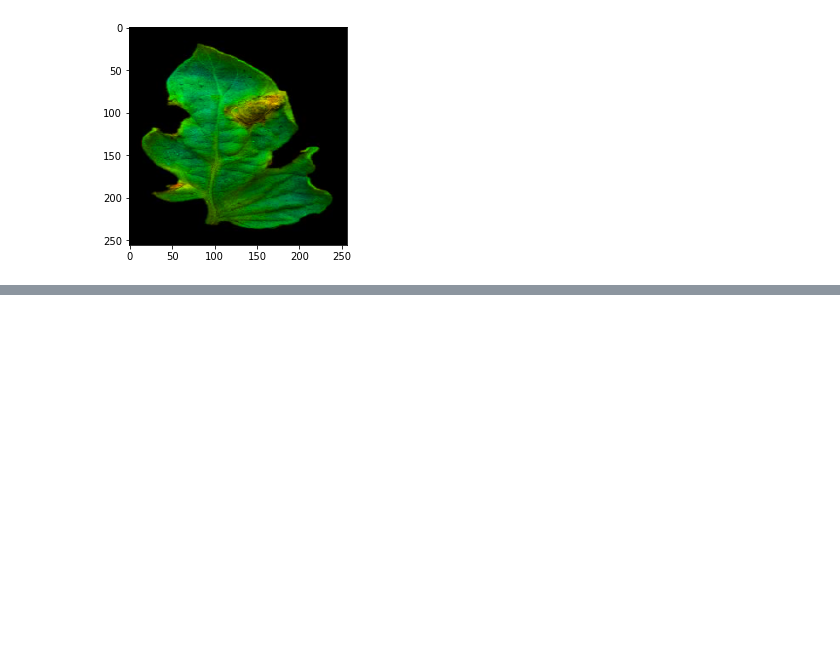
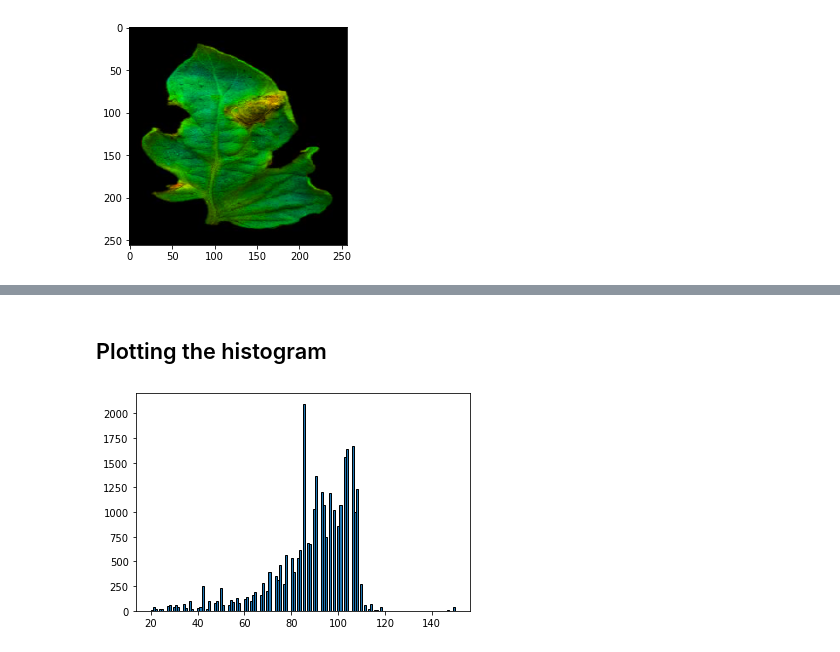
Before and after one commit to ascii-monk123/Tomato-Leaf-Disease-Quantification, a Jupyter notebook: Tomato Early Blight/Early Blight Aahan HSV.ipynb, the cells around one changed output, grey strips where cells are left out. Cells and saved outputs as stored; diff of their text form; code cells hidden in the pictures; blank space fills up the shorter version.

```diff
--- a/Tomato Early Blight/Early Blight Aahan HSV.ipynb
+++ b/Tomato Early Blight/Early Blight Aahan HSV.ipynb
@@ -194,0 +220,8 @@ plt.imshow(cv2.cvtColor(v_channel_new,cv2.COLOR_HSV2RGB),cmap='gray')
+# %% [markdown]
+<h2>Plotting the histogram</h2>
+# %%
+#plotting the histogram
+plt.hist(h_channel.ravel(),150,[20,150],ec='black')
+plt.show()
+# %% [output]
+[figure, added]
```
Also changed, not shown: parts of 5 cells of this notebook, 1 other file.
